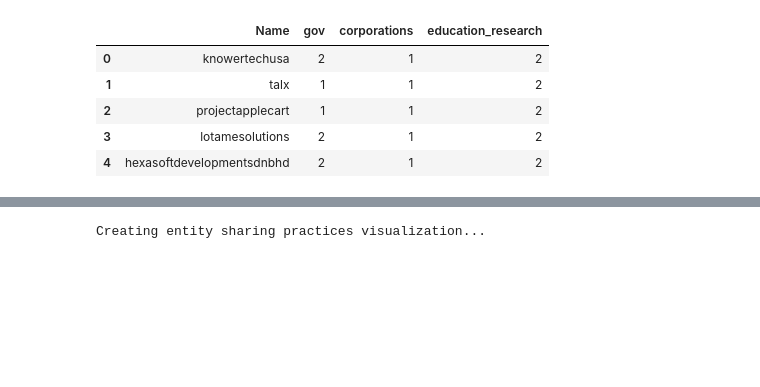
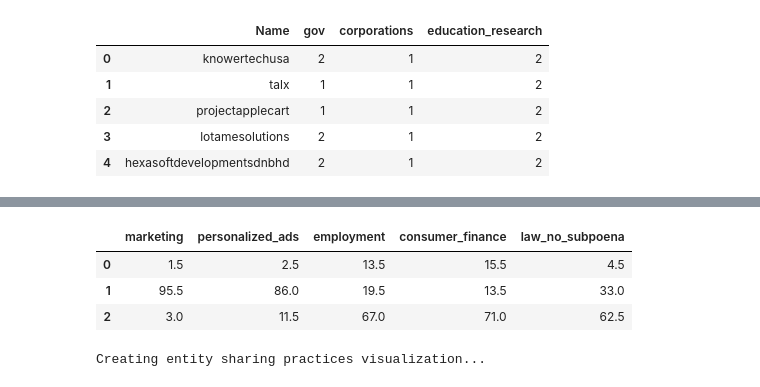
Before and after one commit to mjayjoh/data-broker-analysis, a Jupyter notebook: notebooks/privacy-policy-analysis.ipynb, the cells around one changed output, grey strips where cells are left out. Drawn from its saved outputs; the diff is of its cells as text; code cells hidden in the pictures; blank space fills up the shorter version.

```diff
--- a/notebooks/privacy-policy-analysis.ipynb
+++ b/notebooks/privacy-policy-analysis.ipynb
@@ -162,6 +162,18 @@ Sample of user controls data:
 | 2 | projectapplecart | 0 | 0 | 0 | 0 | 0 | 0 |
 | 3 | lotamesolutions | 0 | 0 | 0 | 0 | 0 | 1 |
 | 4 | hexasoftdevelopmentsdnbhd | 1 | 1 | 1 | 1 | 1 | 1 |
+# %%
+# Summary Percentages of Data Use
+def find_summary_percentages(df, categories):
+    """
+    Find summary percentages for each category, grouped by LLM response.
+    Return dataframe of percentages.
+    """
+    count_df = df.apply(lambda x: x.value_counts().reindex(categories))
+    percentage_df = count_df.apply(lambda x: x / len(df) * 100)
+    if "Name" in percentage_df.columns:
+        percentage_df = percentage_df.drop(columns=['Name'])
+    return percentage_df
 # %%
 # Visualization 1: Data Use Practices
 print("Creating data use practices visualization...")
@@ -179,6 +191,14 @@ chart
 # %% [output]
 Creating data use practices visualization...
 [interactive output not drawn]
+# %%
+# Summary Percentages for Data Use
+find_summary_percentages(data_use, [0, 1, 2])
+# %% [output]
+|  | marketing | personalized_ads | employment | consumer_finance | law_no_subpoena |
+| 0 | 1.5 | 2.5 | 13.5 | 15.5 | 4.5 |
+| 1 | 95.5 | 86.0 | 19.5 | 13.5 | 33.0 |
+| 2 | 3.0 | 11.5 | 67.0 | 71.0 | 62.5 |
 # %%
 # Visualization 2: Entity Sharing Practices
 print("Creating entity sharing practices visualization...")
```
Also changed, not shown: parts of 2 cells of this notebook, 12 other files.
